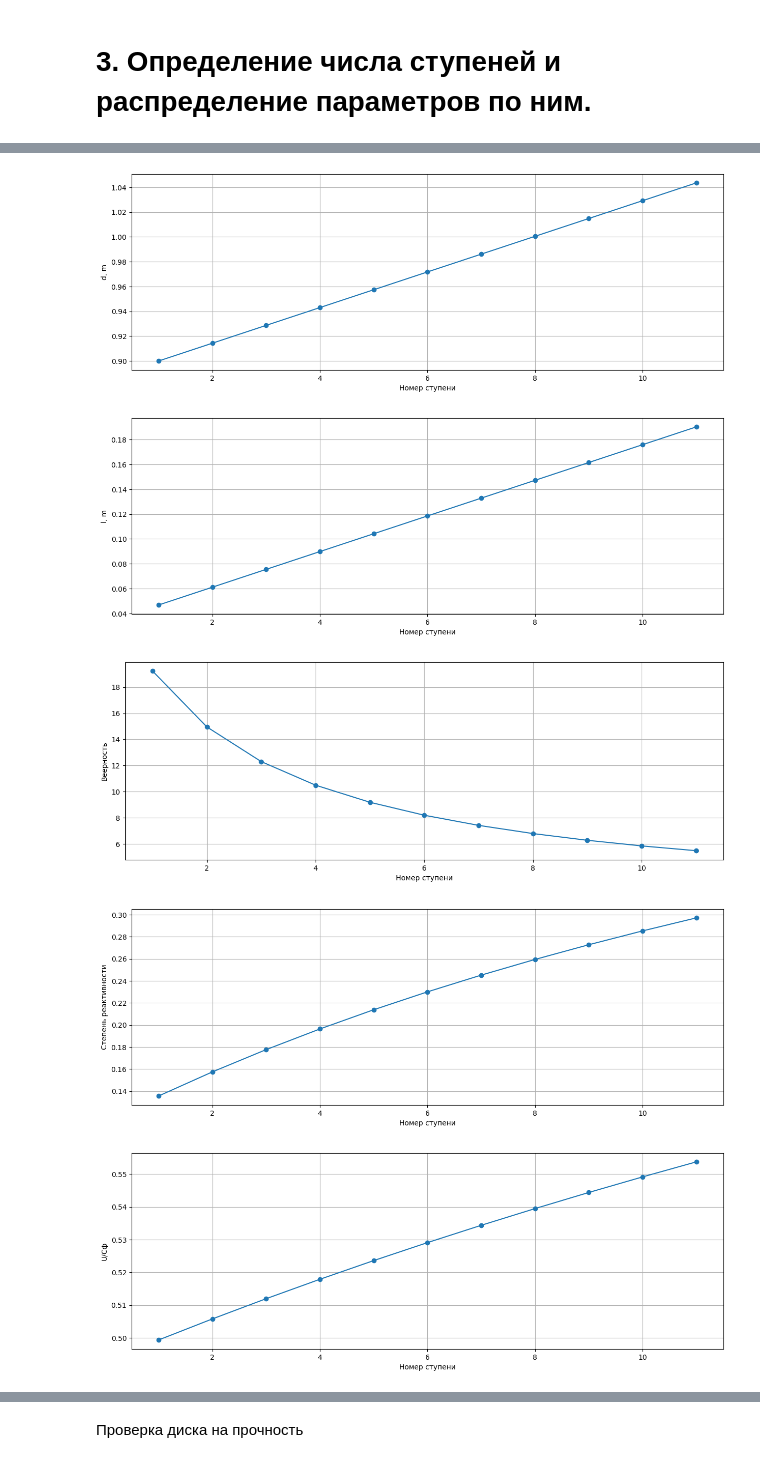
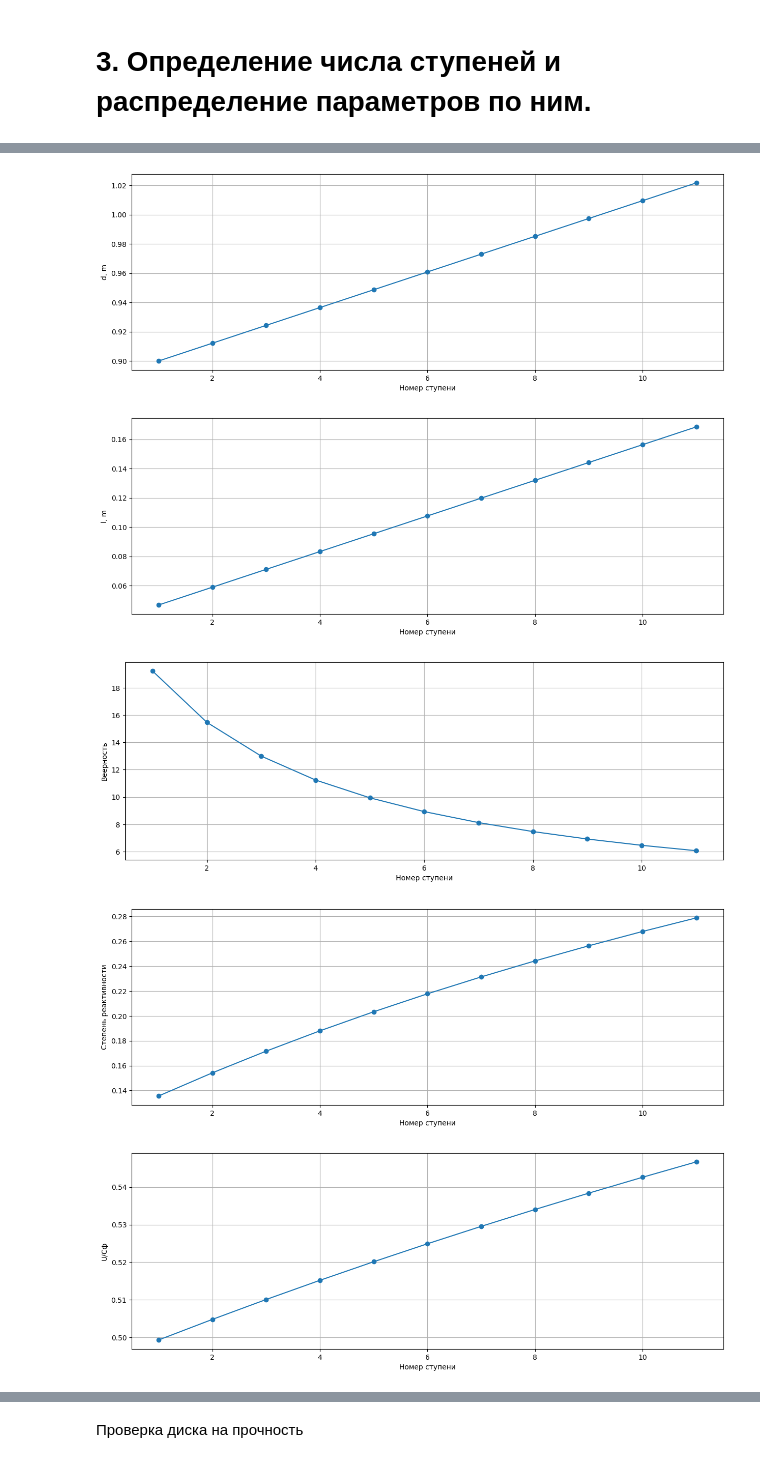
Before and after one commit to AndreyBarTF/turbines_autumn_2022-Homework, a Jupyter notebook: Курсовая_работа.ipynb, the cells around one changed output, grey strips where cells are left out. Saved outputs shown, nothing was run; the diff lists cells and outputs as text; code cells hidden in the pictures.

```diff
--- a/Курсовая_работа.ipynb
+++ b/Курсовая_работа.ipynb
@@ -284,6 +284,6 @@ chast12.endurance(G_0, H_0, ro, point_0, rotation_speed, avg_diameter, b2)
 # %%
 real_p0,real_p1t,real_p_middle = chast12.real_point(p_0, p_middle)
 # %%
-chast12.determination_of_the_number_of_steps(G_0, real_p0, point_0, avg_diameter, ro, rotation_speed, H_0, b2, True)
+chast12.determination_of_the_number_of_steps(G_0, real_p0, point_0, point_1, avg_diameter, ro, rotation_speed, H_0, b2, True)
 # %% [output]
 Корневой диаметр =  0.8532058108799223
@@ -294,6 +294,6 @@ chast12.determination_of_the_number_of_steps(G_0, real_p0, point_0, avg_diameter
  0.8532058108799223)
-[figure, old version]
+[figure, new version]
-[figure, old version]
+[figure, new version]
-[figure, old version]
+[figure, new version]
-[figure, old version]
+[figure, new version]
-[figure, old version]
+[figure, new version]
```
Also changed, not shown: parts of 8 cells of this notebook.
